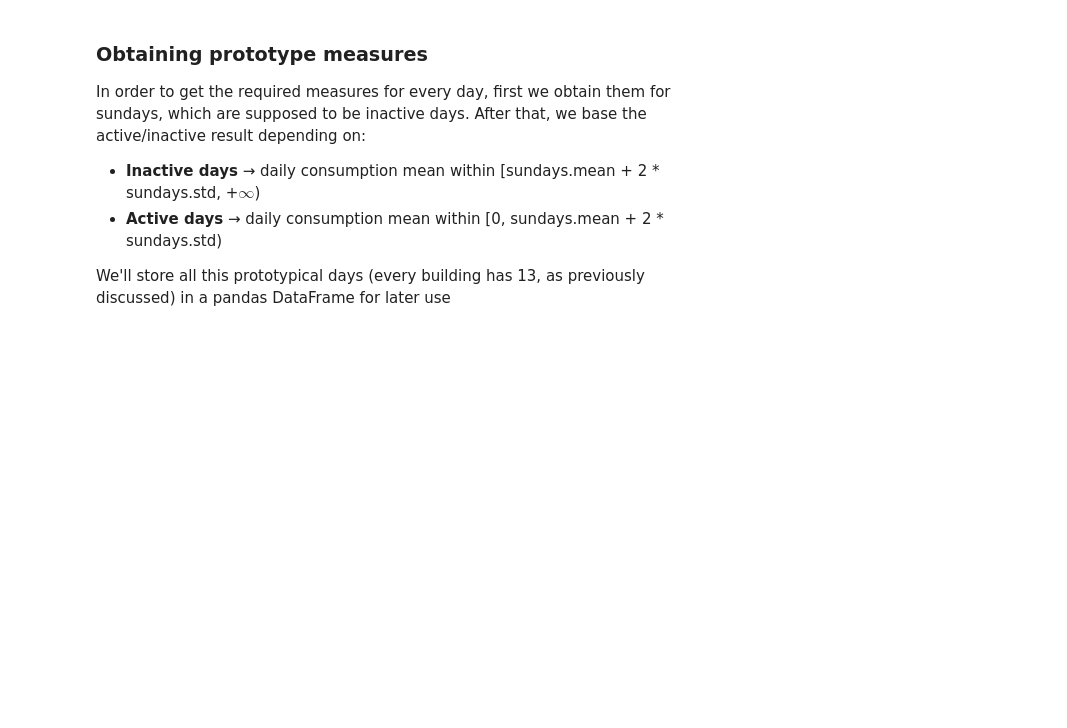
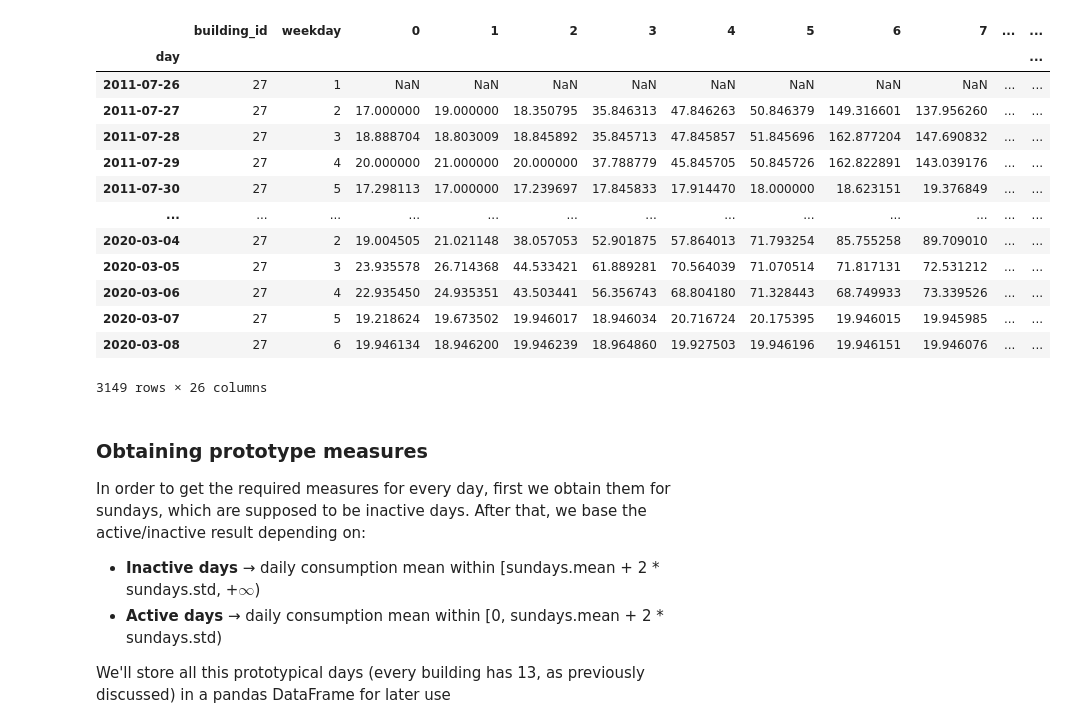
Before and after one commit to thmasker/DAntE, a Jupyter notebook: notebook/data-preprocessing/weekday_prototypes.ipynb, the cells around one changed output. Drawn from its saved outputs; the diff is of its cells as text; code cells hidden in the pictures; blank space fills up the shorter version.

```diff
--- a/notebook/data-preprocessing/weekday_prototypes.ipynb
+++ b/notebook/data-preprocessing/weekday_prototypes.ipynb
@@ -42,3 +42,21 @@ raw_df
+# %%
+raw_df = raw[raw['building_id'] == counter_id]
+raw_df
+# %% [output]
+|  | building_id | weekday | 0 | 1 | 2 | 3 | 4 | 5 | 6 | 7 | ... | ... |
+| day |  |  |  |  |  |  |  |  |  |  |  | ... |
+| 2011-07-26 | 27 | 1 | NaN | NaN | NaN | NaN | NaN | NaN | NaN | NaN | ... | ... |
+| 2011-07-27 | 27 | 2 | 17.000000 | 19.000000 | 18.350795 | 35.846313 | 47.846263 | 50.846379 | 149.316601 | 137.956260 | ... | ... |
+| 2011-07-28 | 27 | 3 | 18.888704 | 18.803009 | 18.845892 | 35.845713 | 47.845857 | 51.845696 | 162.877204 | 147.690832 | ... | ... |
+| 2011-07-29 | 27 | 4 | 20.000000 | 21.000000 | 20.000000 | 37.788779 | 45.845705 | 50.845726 | 162.822891 | 143.039176 | ... | ... |
+| 2011-07-30 | 27 | 5 | 17.298113 | 17.000000 | 17.239697 | 17.845833 | 17.914470 | 18.000000 | 18.623151 | 19.376849 | ... | ... |
+| ... | ... | ... | ... | ... | ... | ... | ... | ... | ... | ... | ... | ... |
+| 2020-03-04 | 27 | 2 | 19.004505 | 21.021148 | 38.057053 | 52.901875 | 57.864013 | 71.793254 | 85.755258 | 89.709010 | ... | ... |
+| 2020-03-05 | 27 | 3 | 23.935578 | 26.714368 | 44.533421 | 61.889281 | 70.564039 | 71.070514 | 71.817131 | 72.531212 | ... | ... |
+| 2020-03-06 | 27 | 4 | 22.935450 | 24.935351 | 43.503441 | 56.356743 | 68.804180 | 71.328443 | 68.749933 | 73.339526 | ... | ... |
+| 2020-03-07 | 27 | 5 | 19.218624 | 19.673502 | 19.946017 | 18.946034 | 20.716724 | 20.175395 | 19.946015 | 19.945985 | ... | ... |
+| 2020-03-08 | 27 | 6 | 19.946134 | 18.946200 | 19.946239 | 18.964860 | 19.927503 | 19.946196 | 19.946151 | 19.946076 | ... | ... |
+3149 rows × 26 columns
 # %% [markdown]
 ### Obtaining prototype measures
 In order to get the required measures for every day, first we obtain them for sundays, which are supposed to be inactive days. After that, we base the active/inactive result depending on:
```
Also changed, not shown: parts of 7 cells of this notebook, 3 other files.
